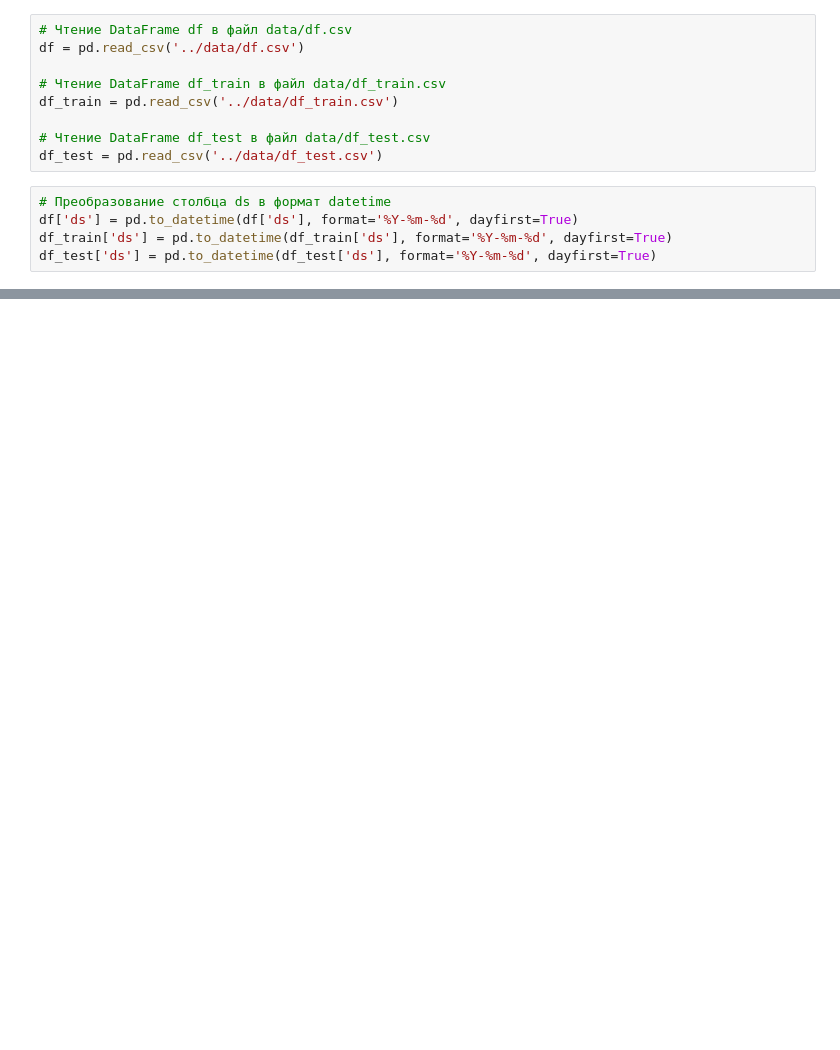
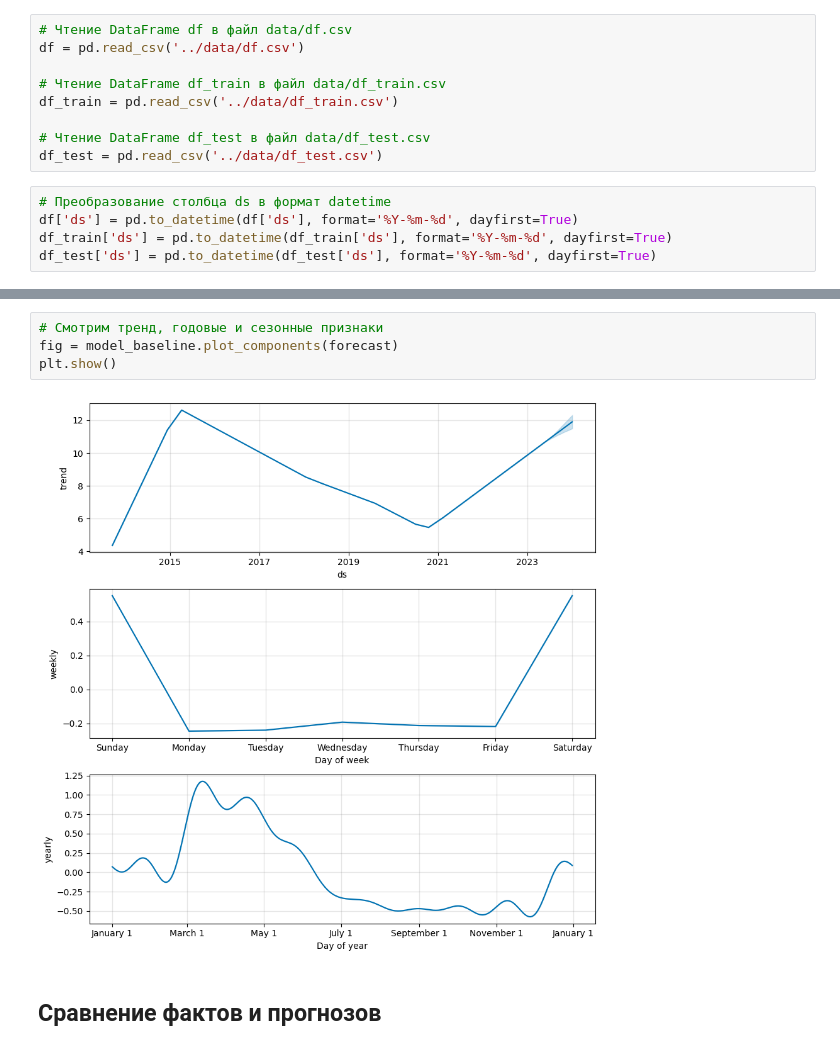
Before and after one commit to myxa95/01_Prediction_of_the_key_rate_in_the_Russian_Federation, a Jupyter notebook: notebooks/Baseline_Tuning.ipynb, the cells around one changed output, grey strips where cells are left out. Saved outputs shown, nothing was run; the diff lists cells and outputs as text; blank space fills up the shorter version.

```diff
--- a/notebooks/Baseline_Tuning.ipynb
+++ b/notebooks/Baseline_Tuning.ipynb
@@ -40,0 +67,8 @@ df_test['ds'] = pd.to_datetime(df_test['ds'], format='%Y-%m-%d', dayfirst=True)
+# %%
+# Смотрим тренд, годовые и сезонные признаки
+fig = model_baseline.plot_components(forecast)
+plt.show()
+# %% [output]
+[figure, added]
+# %% [markdown]
+## Сравнение фактов и прогнозов
```
Also changed, not shown: parts of 40 cells of this notebook, 6 other files.
